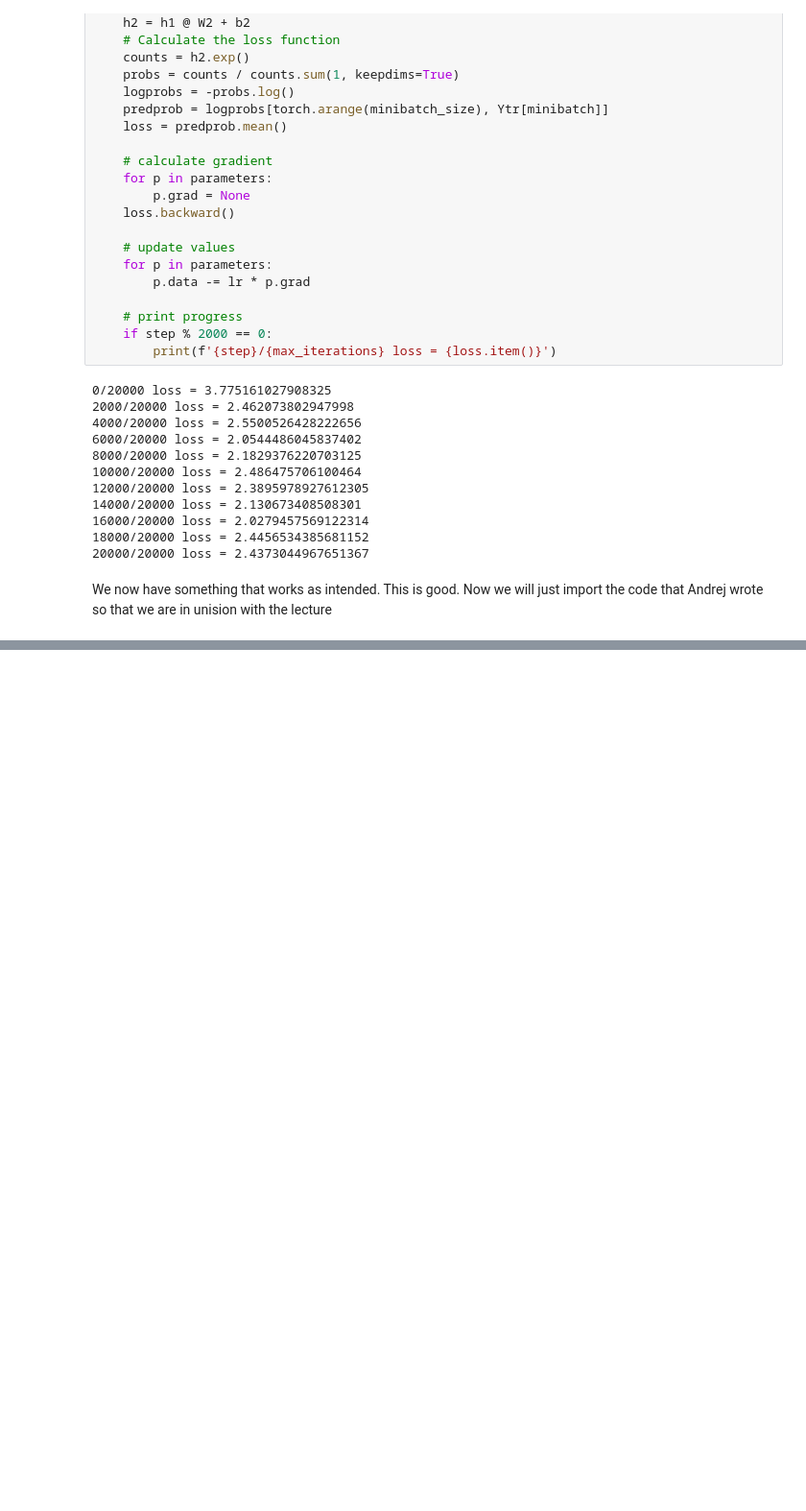
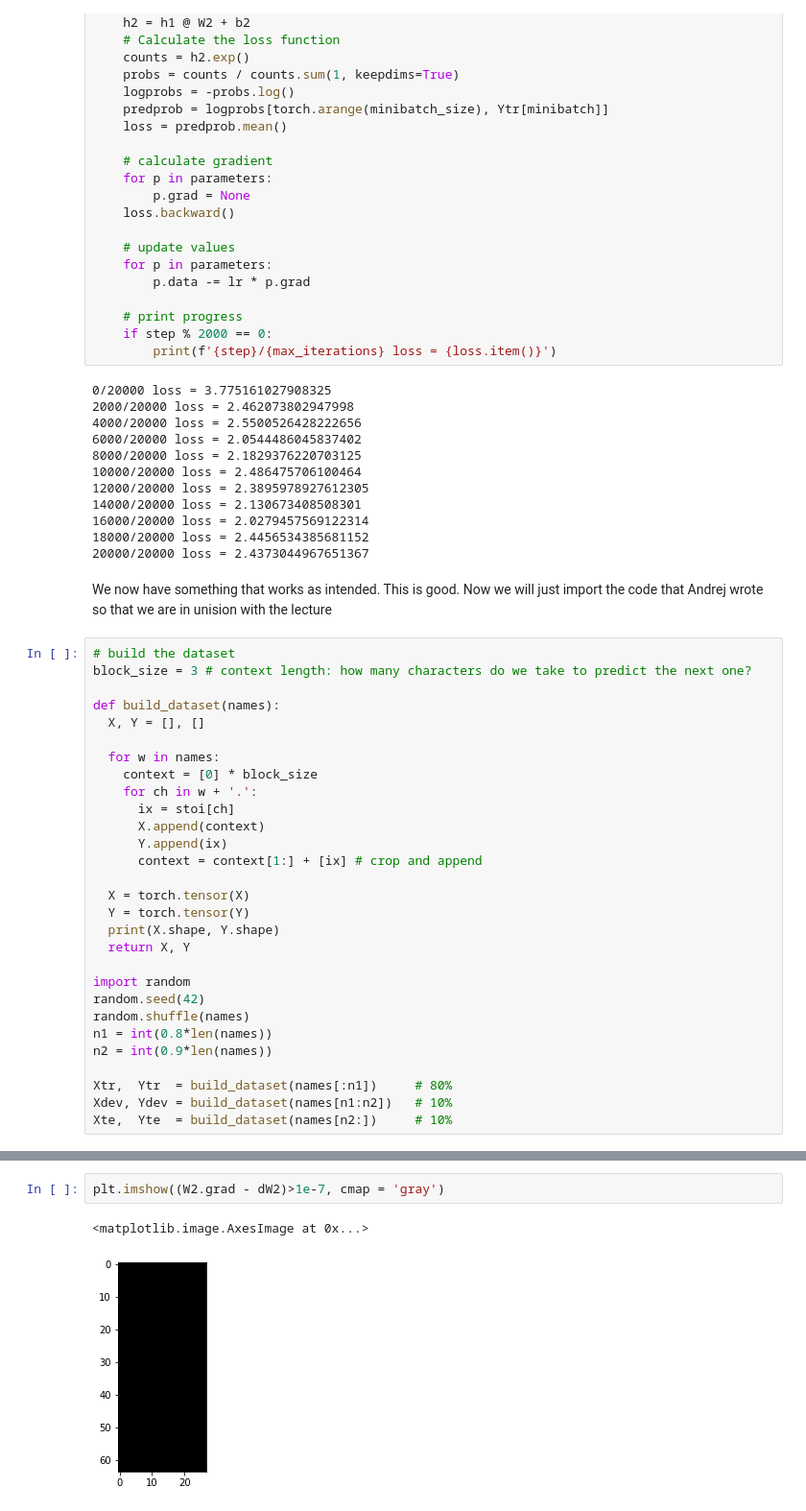
Before and after one commit to bharathr98/makemore, a Jupyter notebook: lecture-4.ipynb, the cells around one changed output, grey strips where cells are left out. Shown at 96% size. Drawn from its saved outputs; the diff is of its cells as text; blank space fills up the shorter version.

```diff
--- a/lecture-4.ipynb
+++ b/lecture-4.ipynb
@@ -209,3 +209,32 @@ for step in range(max_iterations + 1):
 20000/20000 loss = 2.4373044967651367
 # %% [markdown]
 We now have something that works as intended. This is good. Now we will just import the code that Andrej wrote so that we are in unision with the lecture
+# %%
+# build the dataset
+block_size = 3 # context length: how many characters do we take to predict the next one?
+
+def build_dataset(names):
+  X, Y = [], []
+
+  for w in names:
+    context = [0] * block_size
+    for ch in w + '.':
+      ix = stoi[ch]
+      X.append(context)
+      Y.append(ix)
+      context = context[1:] + [ix] # crop and append
+
+  X = torch.tensor(X)
+  Y = torch.tensor(Y)
+  print(X.shape, Y.shape)
+  return X, Y
+
+import random
+random.seed(42)
+random.shuffle(names)
+n1 = int(0.8*len(names))
+n2 = int(0.9*len(names))
+
+Xtr,  Ytr  = build_dataset(names[:n1])     # 80%
+Xdev, Ydev = build_dataset(names[n1:n2])   # 10%
+Xte,  Yte  = build_dataset(names[n2:])     # 10%
@@ -211,0 +481,5 @@ We now have something that works as intended. This is good. Now we will just imp
+# %%
+plt.imshow((W2.grad - dW2)>1e-7, cmap = 'gray')
+# %% [output]
+<matplotlib.image.AxesImage at 0x...>
+[figure, added]
```
Also changed, not shown: parts of 24 cells of this notebook.
